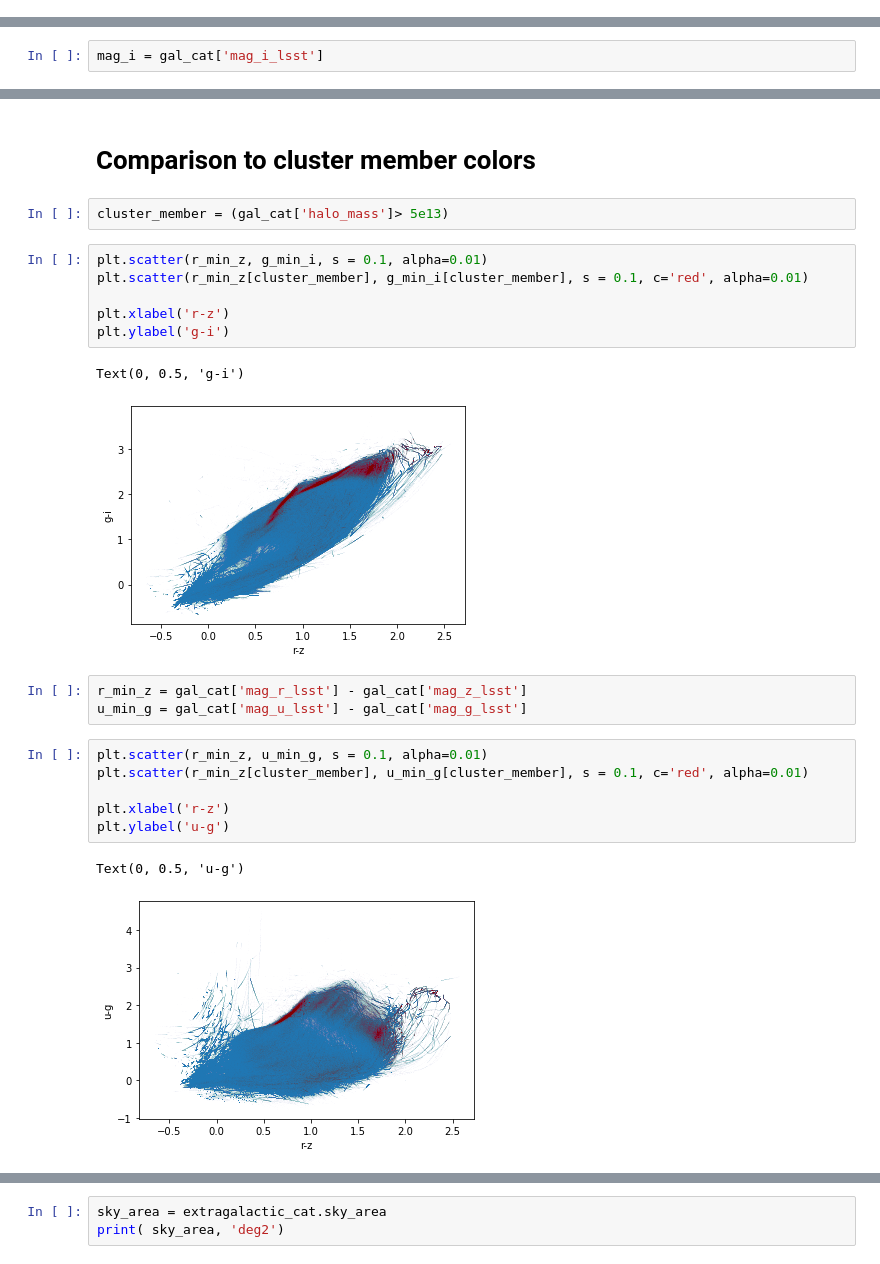
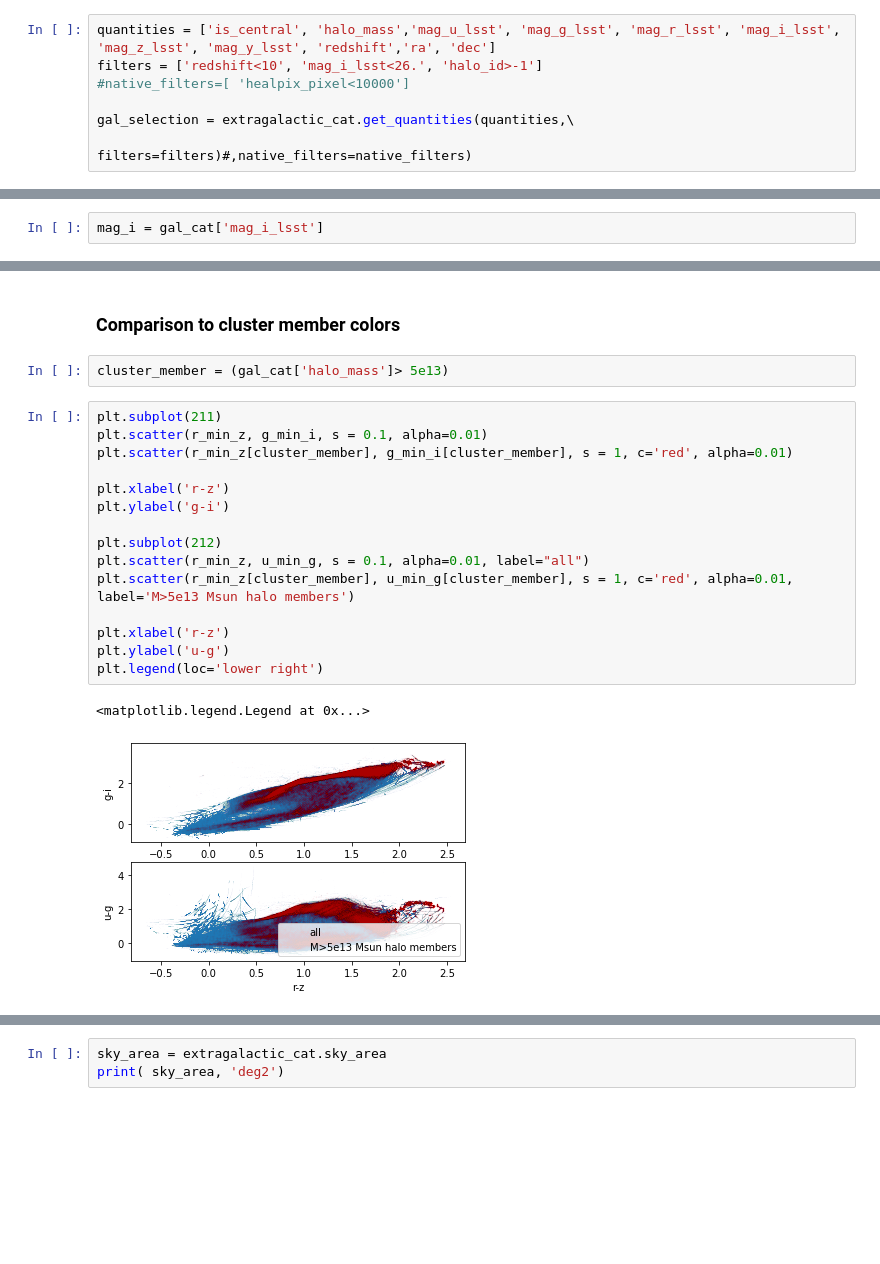
Before and after one commit to LSSTDESC/cluster_magnification, a Jupyter notebook: source_selection_DC2.ipynb, the cells around one changed output, grey strips where cells are left out. Saved outputs shown, nothing was run; the diff lists cells and outputs as text; blank space fills up the shorter version.

```diff
--- a/source_selection_DC2.ipynb
+++ b/source_selection_DC2.ipynb
@@ -26,3 +46,10 @@ gal_selection = extragalactic_cat.get_quantities(['is_central', 'halo_mass','mag
+# %%
+quantities = ['is_central', 'halo_mass','mag_u_lsst', 'mag_g_lsst', 'mag_r_lsst', 'mag_i_lsst', 'mag_z_lsst', 'mag_y_lsst', 'redshift','ra', 'dec']
+filters = ['redshift<10', 'mag_i_lsst<26.', 'halo_id>-1']
+#native_filters=[ 'healpix_pixel<10000']
+
+gal_selection = extragalactic_cat.get_quantities(quantities,\
+                                                 filters=filters)#,native_filters=native_filters)
 # %%
 gal_cat = Table(gal_selection)
 len(gal_cat)/1e6
@@ -295,25 +362,22 @@ plt.grid()
 # %% [markdown]
-# Comparison to cluster member colors
+### Comparison to cluster member colors
 # %%
 cluster_member = (gal_cat['halo_mass']> 5e13)
 # %%
+plt.subplot(211)
 plt.scatter(r_min_z, g_min_i, s = 0.1, alpha=0.01)
-plt.scatter(r_min_z[cluster_member], g_min_i[cluster_member], s = 0.1, c='red', alpha=0.01)
+plt.scatter(r_min_z[cluster_member], g_min_i[cluster_member], s = 1, c='red', alpha=0.01)
 
 plt.xlabel('r-z')
 plt.ylabel('g-i')
+
+plt.subplot(212)
+plt.scatter(r_min_z, u_min_g, s = 0.1, alpha=0.01, label="all")
+plt.scatter(r_min_z[cluster_member], u_min_g[cluster_member], s = 1, c='red', alpha=0.01, label='M>5e13 Msun halo members')
+
+plt.xlabel('r-z')
+plt.ylabel('u-g')
+plt.legend(loc='lower right')
 # %% [output]
-Text(0, 0.5, 'g-i')
+<matplotlib.legend.Legend at 0x...>
-[figure, old version]
+[figure, new version]
-# %%
-r_min_z = gal_cat['mag_r_lsst'] - gal_cat['mag_z_lsst']
-u_min_g = gal_cat['mag_u_lsst'] - gal_cat['mag_g_lsst']
-# %%
-plt.scatter(r_min_z, u_min_g, s = 0.1, alpha=0.01)
-plt.scatter(r_min_z[cluster_member], u_min_g[cluster_member], s = 0.1, c='red', alpha=0.01)
-
-plt.xlabel('r-z')
-plt.ylabel('u-g')
-# %% [output]
-Text(0, 0.5, 'u-g')
-[figure, removed]
```
Also changed, not shown: parts of 130 cells of this notebook, 8 other files.
